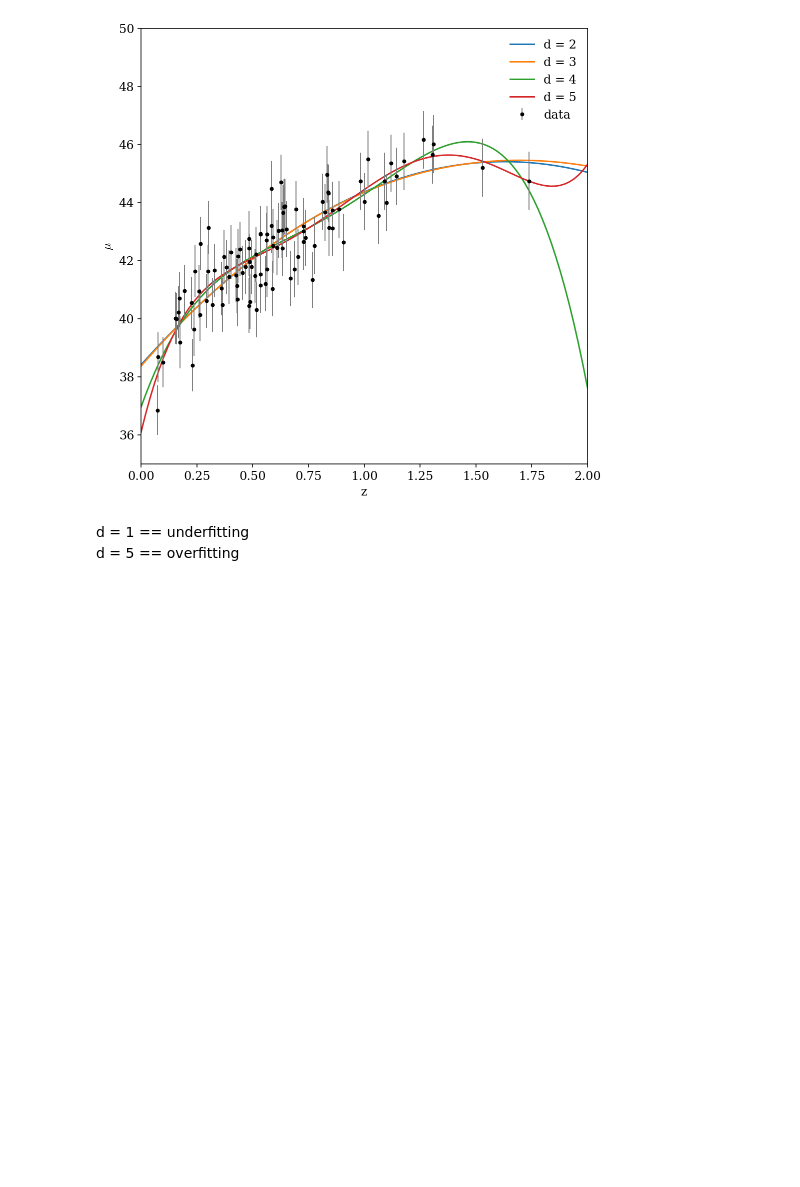
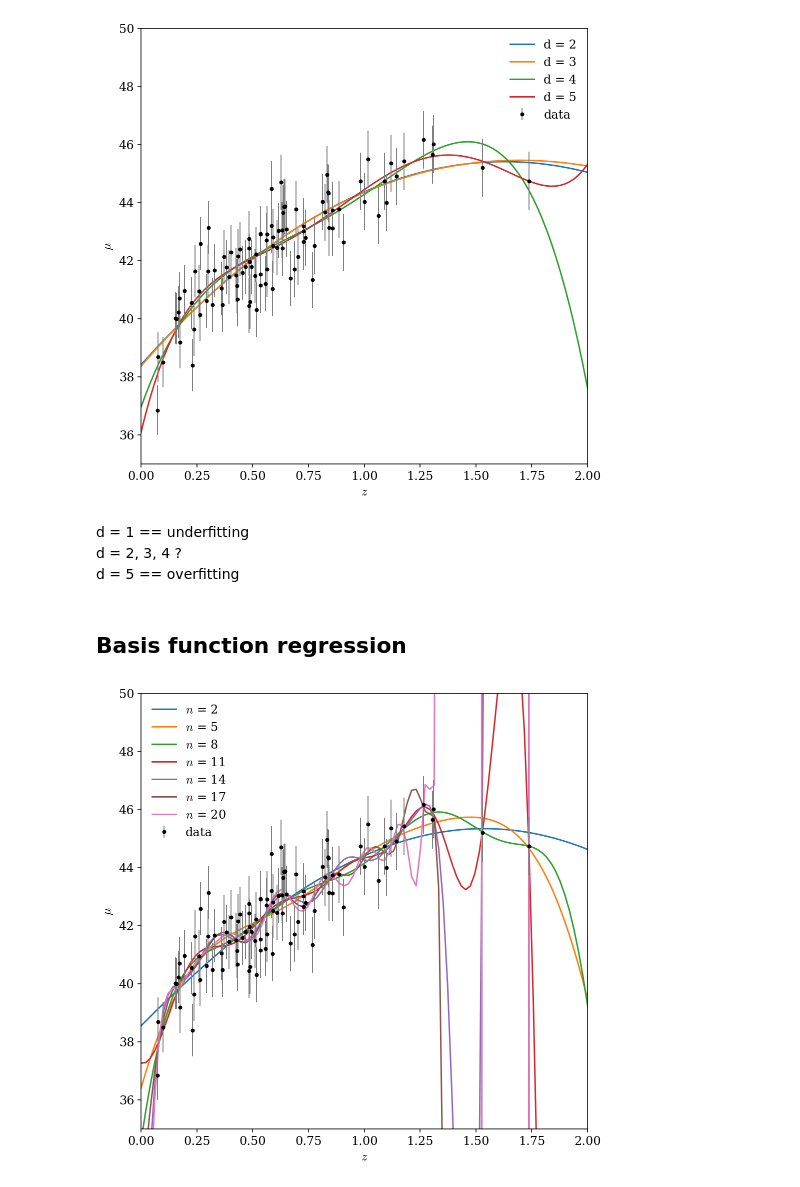
Before and after one commit to asantini29/astrostatistics_bicocca_2022, a Jupyter notebook: working/L17_SN_z.ipynb, the cells around one changed output. Drawn from its saved outputs; the diff is of its cells as text; code cells hidden in the pictures; blank space fills up the shorter version.

```diff
--- a/working/L17_SN_z.ipynb
+++ b/working/L17_SN_z.ipynb
@@ -75,4 +95,27 @@ plt.show()
 [figure]
 # %% [markdown]
 d = 1 == underfitting
+d = 2, 3, 4 ?
 d = 5 == overfitting
+# %% [markdown]
+## Basis function regression
+# %%
+n_try = np.arange(2, 21, 3)
+for n in n_try:
+    mu_grid = np.linspace(0, 2, n)[:, np.newaxis]
+    sigma = mu_grid[1] - mu_grid[0]
+    basis_model = BasisFunctionRegression(basis_func='gaussian', mu = mu_grid, sigma = sigma)
+    basis_model.fit(z_sk, mu_sample, dmu)
+    mu_basis = basis_model.predict(z_grid)
+
+    plt.plot(z_grid, mu_basis, label=r'$n$ = %.i' % n)
+
+plt.errorbar(z_sample, mu_sample, dmu, fmt='.k', ecolor='gray', lw=1,label='data')
+plt.xlabel(r"$z$")
+plt.ylabel("$\mu$")
+plt.xlim(0,2)
+plt.ylim(35,50)
+plt.legend(frameon = False)
+plt.show()
+# %% [output]
+[figure, added]
```
Also changed, not shown: parts of 60 cells of this notebook.
